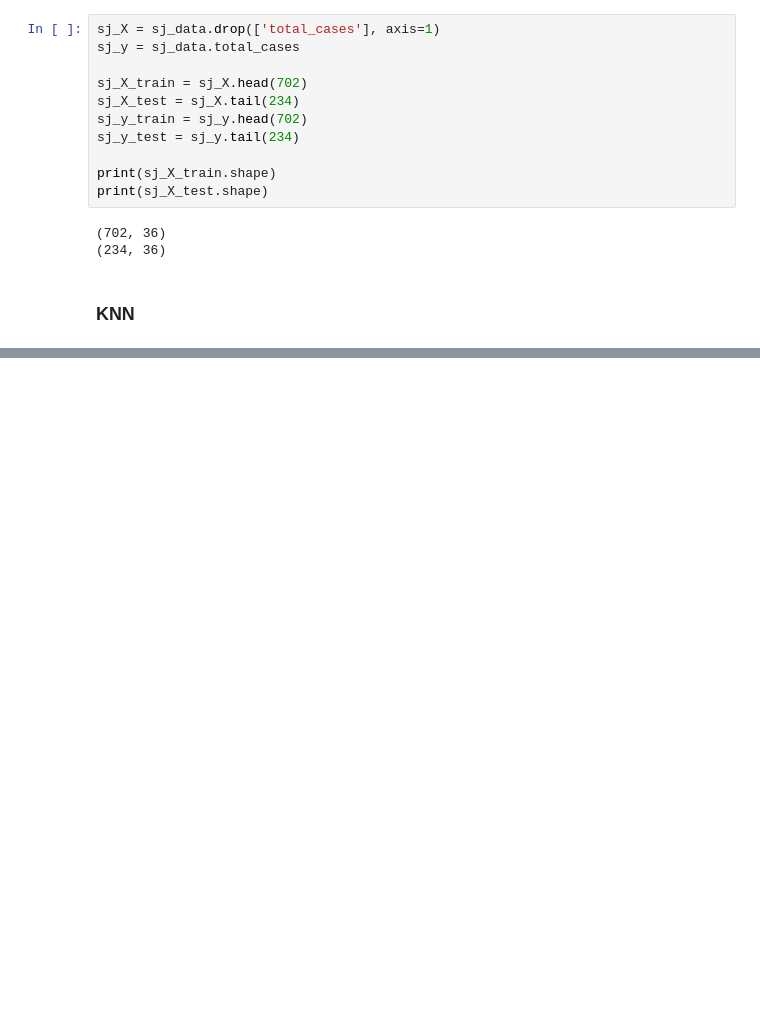
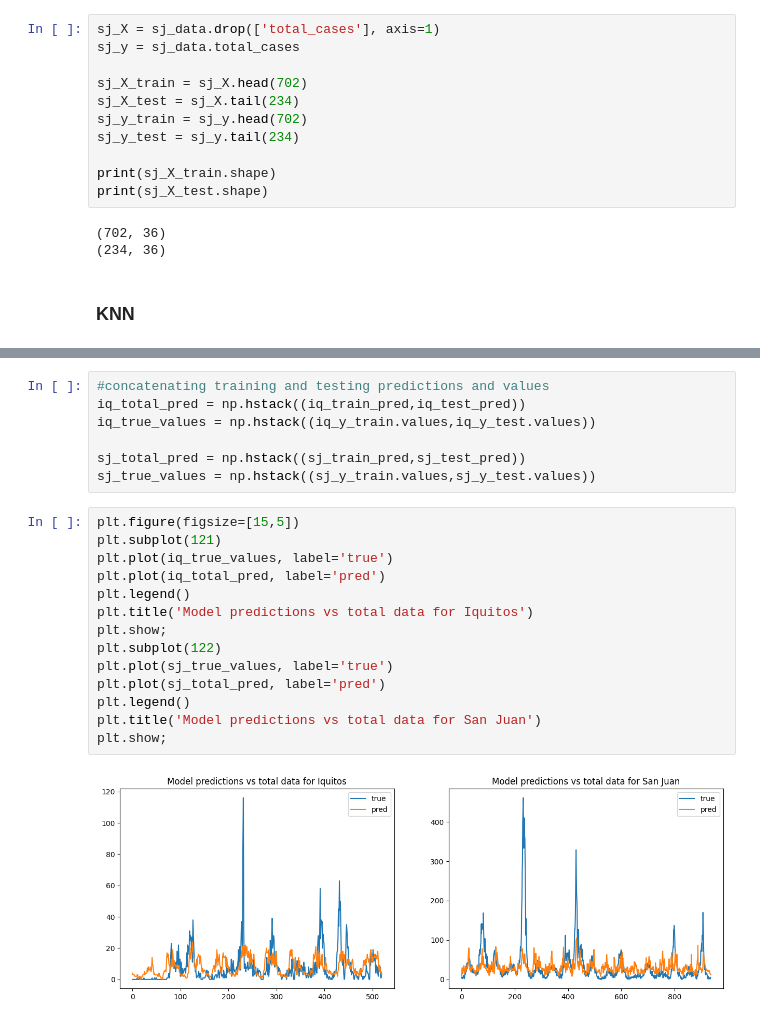
Before and after one commit to oscarschraenkler/DengAI, a Jupyter notebook: notebooks/KNN model.ipynb, the cells around one changed output, grey strips where cells are left out. Cells and saved outputs as stored; diff of their text form; blank space fills up the shorter version.

```diff
--- a/notebooks/KNN model.ipynb
+++ b/notebooks/KNN model.ipynb
@@ -153,0 +298,23 @@ print(sj_X_test.shape)
+# %%
+#concatenating training and testing predictions and values
+iq_total_pred = np.hstack((iq_train_pred,iq_test_pred))
+iq_true_values = np.hstack((iq_y_train.values,iq_y_test.values))
+
+sj_total_pred = np.hstack((sj_train_pred,sj_test_pred))
+sj_true_values = np.hstack((sj_y_train.values,sj_y_test.values))
+# %%
+plt.figure(figsize=[15,5])
+plt.subplot(121)
+plt.plot(iq_true_values, label='true')
+plt.plot(iq_total_pred, label='pred')
+plt.legend()
+plt.title('Model predictions vs total data for Iquitos')
+plt.show;
+plt.subplot(122)
+plt.plot(sj_true_values, label='true')
+plt.plot(sj_total_pred, label='pred')
+plt.legend()
+plt.title('Model predictions vs total data for San Juan')
+plt.show;
+# %% [output]
+[figure, added]
```
Also changed, not shown: parts of 28 cells of this notebook, 1 other file.
